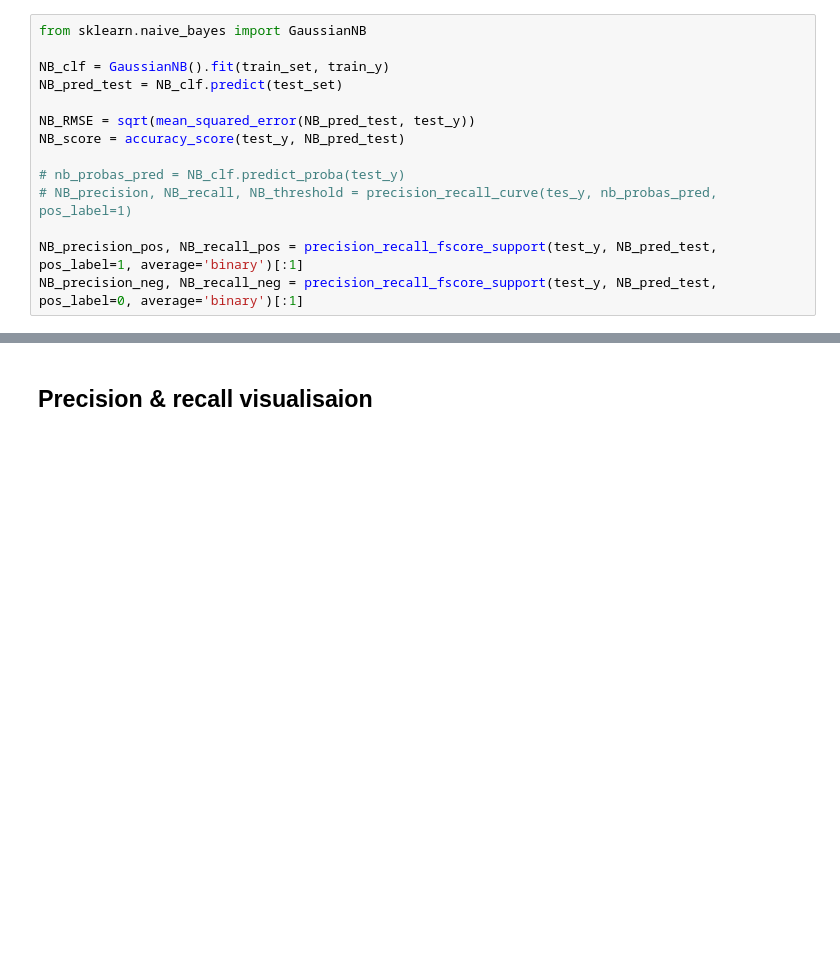
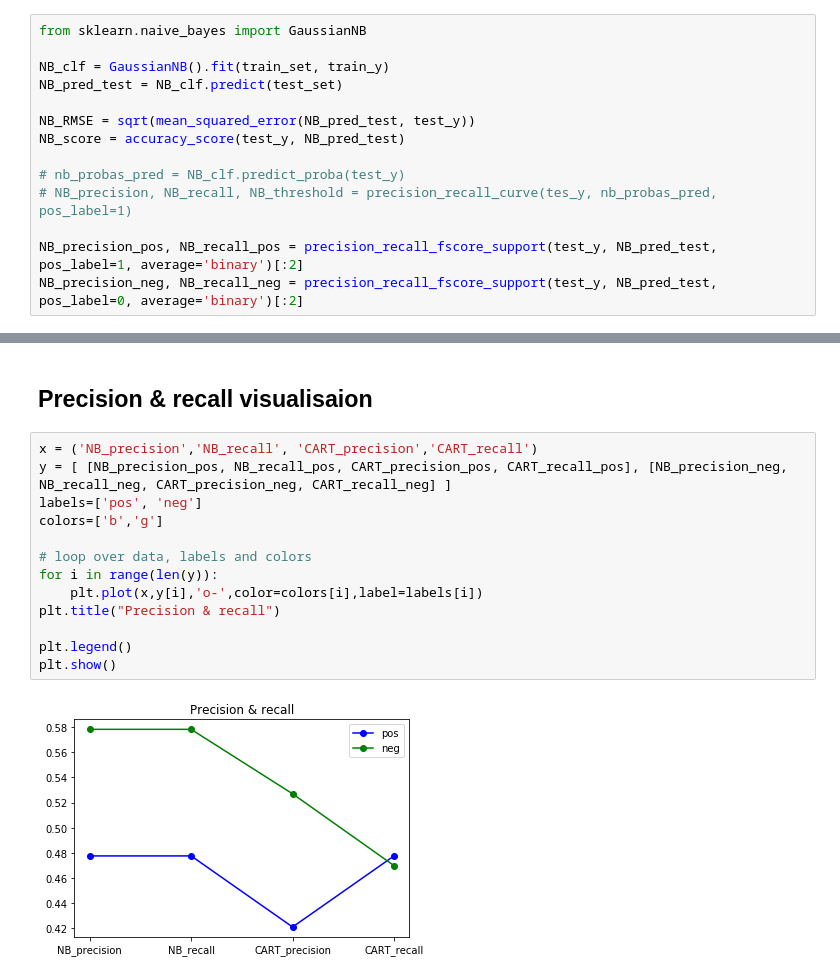
Before and after one commit to Marytem/HW1-datamining, a Jupyter notebook: classification.ipynb, the cells around one changed output, grey strips where cells are left out. Saved outputs shown, nothing was run; the diff lists cells and outputs as text; blank space fills up the shorter version.

```diff
--- a/classification.ipynb
+++ b/classification.ipynb
@@ -35,5 +42,5 @@ NB_score = accuracy_score(test_y, NB_pred_test)
 # nb_probas_pred = NB_clf.predict_proba(test_y)
 # NB_precision, NB_recall, NB_threshold = precision_recall_curve(tes_y, nb_probas_pred, pos_label=1)
 
-NB_precision_pos, NB_recall_pos = precision_recall_fscore_support(test_y, NB_pred_test, pos_label=1, average='binary')[:1]
-NB_precision_neg, NB_recall_neg = precision_recall_fscore_support(test_y, NB_pred_test, pos_label=0, average='binary')[:1]
+NB_precision_pos, NB_recall_pos = precision_recall_fscore_support(test_y, NB_pred_test, pos_label=1, average='binary')[:2]
+NB_precision_neg, NB_recall_neg = precision_recall_fscore_support(test_y, NB_pred_test, pos_label=0, average='binary')[:2]
@@ -62,2 +107,17 @@ NameError: name 'train_set' is not defined
 # %% [markdown]
 ## Precision & recall visualisaion
+# %%
+x = ('NB_precision','NB_recall', 'CART_precision','CART_recall')
+y = [ [NB_precision_pos, NB_recall_pos, CART_precision_pos, CART_recall_pos], [NB_precision_neg, NB_recall_neg, CART_precision_neg, CART_recall_neg] ]
+labels=['pos', 'neg']
+colors=['b','g']
+
+# loop over data, labels and colors
+for i in range(len(y)):
+    plt.plot(x,y[i],'o-',color=colors[i],label=labels[i])
+plt.title("Precision & recall")
+
+plt.legend()
+plt.show()
+# %% [output]
+[figure, added]
```
Also changed, not shown: parts of 9 cells of this notebook, 2 other files.
